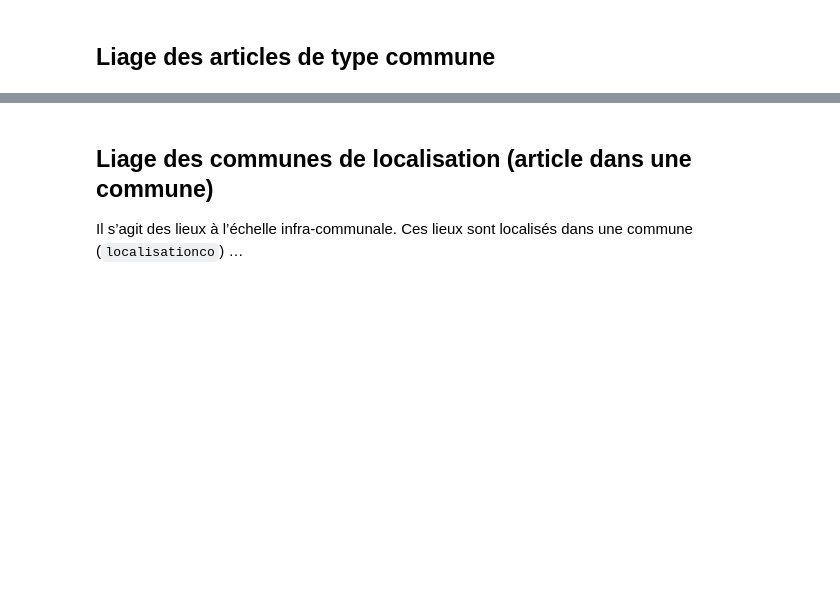
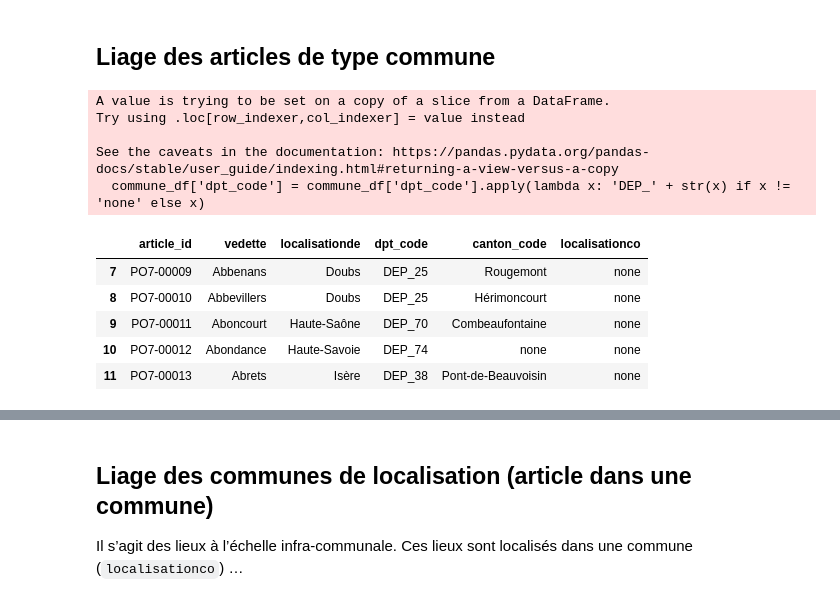
Before and after one commit to chartes/dico-topo, a Jupyter notebook: utils/pouille_linking/PO_linking.ipynb, the cells around one changed output, grey strips where cells are left out. Drawn from its saved outputs; the diff is of its cells as text; code cells hidden in the pictures; blank space fills up the shorter version.

```diff
--- a/utils/pouille_linking/PO_linking.ipynb
+++ b/utils/pouille_linking/PO_linking.ipynb
@@ -99,6 +145,21 @@ df
 # %% [markdown]
 ## Liage des articles de type commune
 # %%
-# Extraction des articles de type commune
+# Extraction des articles de type commune, que nous pensons à ce stade être des communes.
 
 commune_df = df[df['localisationco'] == 'none']
+commune_df['dpt_code'] = commune_df['dpt_code'].apply(lambda x: 'DEP_' + str(x) if x != 'none' else x)
+
+commune_df.head(5)
+# %% [output]
+A value is trying to be set on a copy of a slice from a DataFrame.
+Try using .loc[row_indexer,col_indexer] = value instead
+
+See the caveats in the documentation: https://pandas.pydata.org/pandas-docs/stable/user_guide/indexing.html#returning-a-view-versus-a-copy
+  commune_df['dpt_code'] = commune_df['dpt_code'].apply(lambda x: 'DEP_' + str(x) if x != 'none' else x)
+|  | article_id | vedette | localisationde | dpt_code | canton_code | localisationco |
+| 7 | PO7-00009 | Abbenans | Doubs | DEP_25 | Rougemont | none |
+| 8 | PO7-00010 | Abbevillers | Doubs | DEP_25 | Hérimoncourt | none |
+| 9 | PO7-00011 | Aboncourt | Haute-Saône | DEP_70 | Combeaufontaine | none |
+| 10 | PO7-00012 | Abondance | Haute-Savoie | DEP_74 | none | none |
+| 11 | PO7-00013 | Abrets | Isère | DEP_38 | Pont-de-Beauvoisin | none |
```
Also changed, not shown: parts of 36 cells of this notebook, 6 other files.
